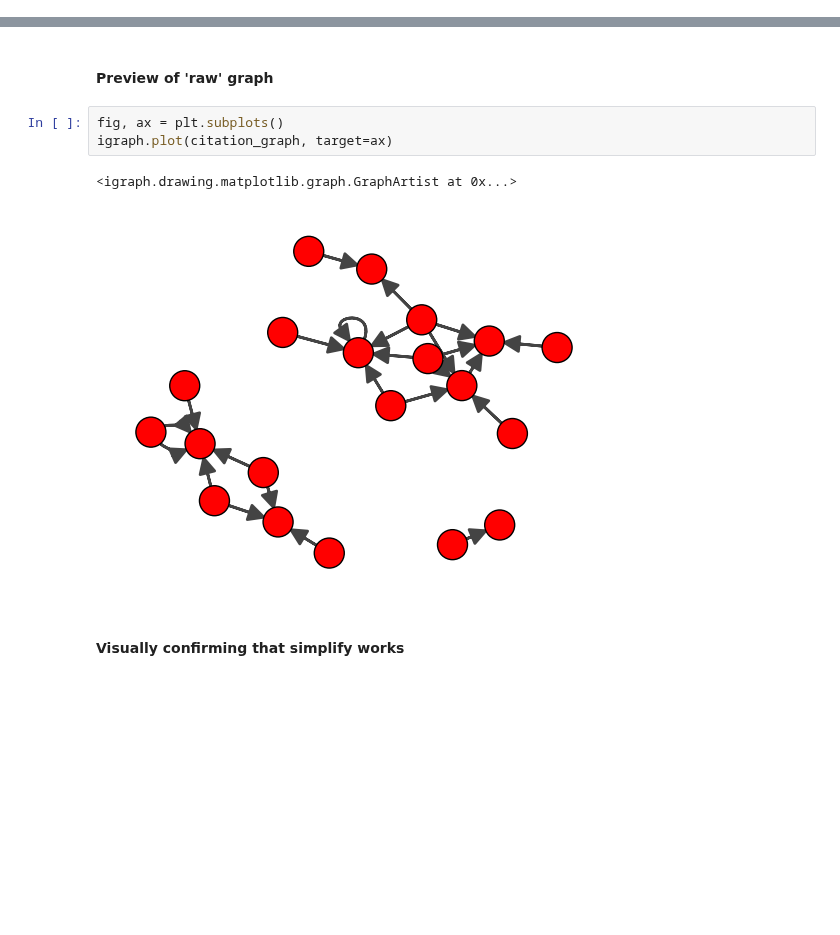
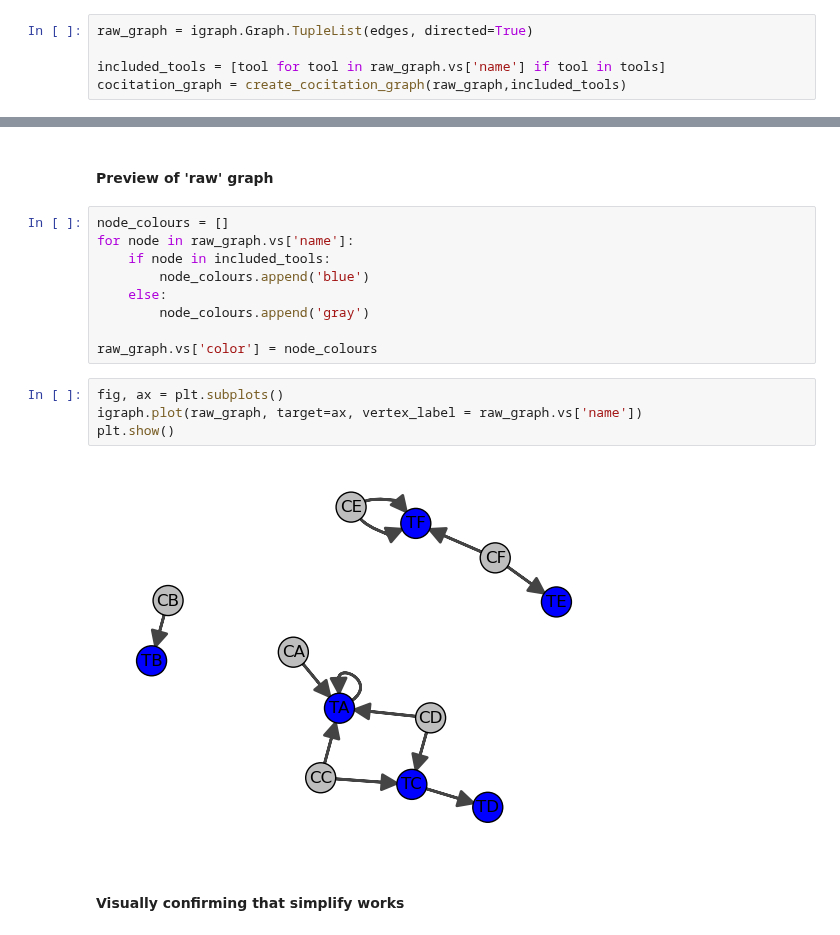
Before and after one commit to Workflomics/pubmetric, a Jupyter notebook: dev-viz-notebooks/network_dev.ipynb, the cells around one changed output, grey strips where cells are left out. Saved outputs shown, nothing was run; the diff lists cells and outputs as text; blank space fills up the shorter version.

Commit message:
Tests, and adding attributes to graph

```diff
--- a/dev-viz-notebooks/network_dev.ipynb
+++ b/dev-viz-notebooks/network_dev.ipynb
@@ -120,0 +58,5 @@ citation_graph= igraph.Graph.TupleList(edges, directed=True)
+# %%
+raw_graph = igraph.Graph.TupleList(edges, directed=True)
+
+included_tools = [tool for tool in raw_graph.vs['name'] if tool in tools]
+cocitation_graph = create_cocitation_graph(raw_graph,included_tools)
@@ -122,11 +82,20 @@ citation_graph= igraph.Graph.TupleList(edges, directed=True)
 ## Visualisation
 # %% [markdown]
 #### Preview of 'raw' graph
+# %%
+node_colours = []
+for node in raw_graph.vs['name']:
+    if node in included_tools:
+        node_colours.append('blue')
+    else:
+        node_colours.append('gray')
+
+raw_graph.vs['color'] = node_colours
 # %%
 fig, ax = plt.subplots()
-igraph.plot(citation_graph, target=ax)
+igraph.plot(raw_graph, target=ax, vertex_label = raw_graph.vs['name'])
+plt.show()
 # %% [output]
-<igraph.drawing.matplotlib.graph.GraphArtist at 0x...>
-[figure, old version]
+[figure, new version]
 # %% [markdown]
 #### Visually confirming that simplify works
```
Also changed, not shown: parts of 31 cells of this notebook, 10 other files.
